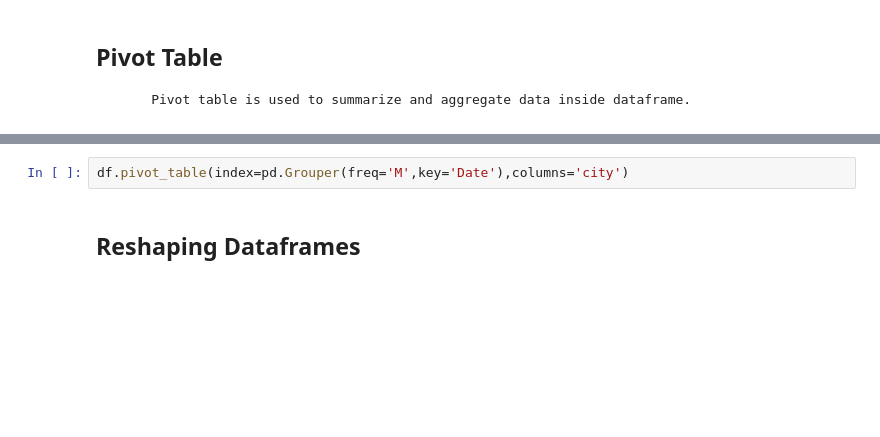
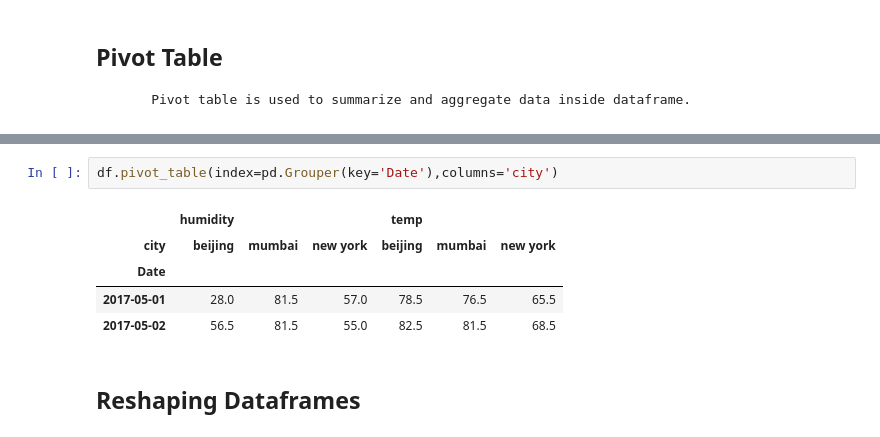
Before and after one commit to trenklem/DataScience21, a Jupyter notebook: Block_3/Lab/pandas_07_reshape.ipynb, the cells around one changed output, grey strips where cells are left out. Drawn from its saved outputs; the diff is of its cells as text; blank space fills up the shorter version.

```diff
--- a/Block_3/Lab/pandas_07_reshape.ipynb
+++ b/Block_3/Lab/pandas_07_reshape.ipynb
@@ -63,5 +146,11 @@ df
 # %%
-df.pivot_table(index=pd.Grouper(freq='M',key='Date'),columns='city')
+df.pivot_table(index=pd.Grouper(key='Date'),columns='city')
+# %% [output]
+|  | humidity |  |  | temp |  |  |
+| city | beijing | mumbai | new york | beijing | mumbai | new york |
+| Date |  |  |  |  |  |  |
+| 2017-05-01 | 28.0 | 81.5 | 57.0 | 78.5 | 76.5 | 65.5 |
+| 2017-05-02 | 56.5 | 81.5 | 55.0 | 82.5 | 81.5 | 68.5 |
 # %% [markdown]
 ## Reshaping Dataframes
 # %%
```
Also changed, not shown: parts of 12 cells of this notebook, 3 other files.
